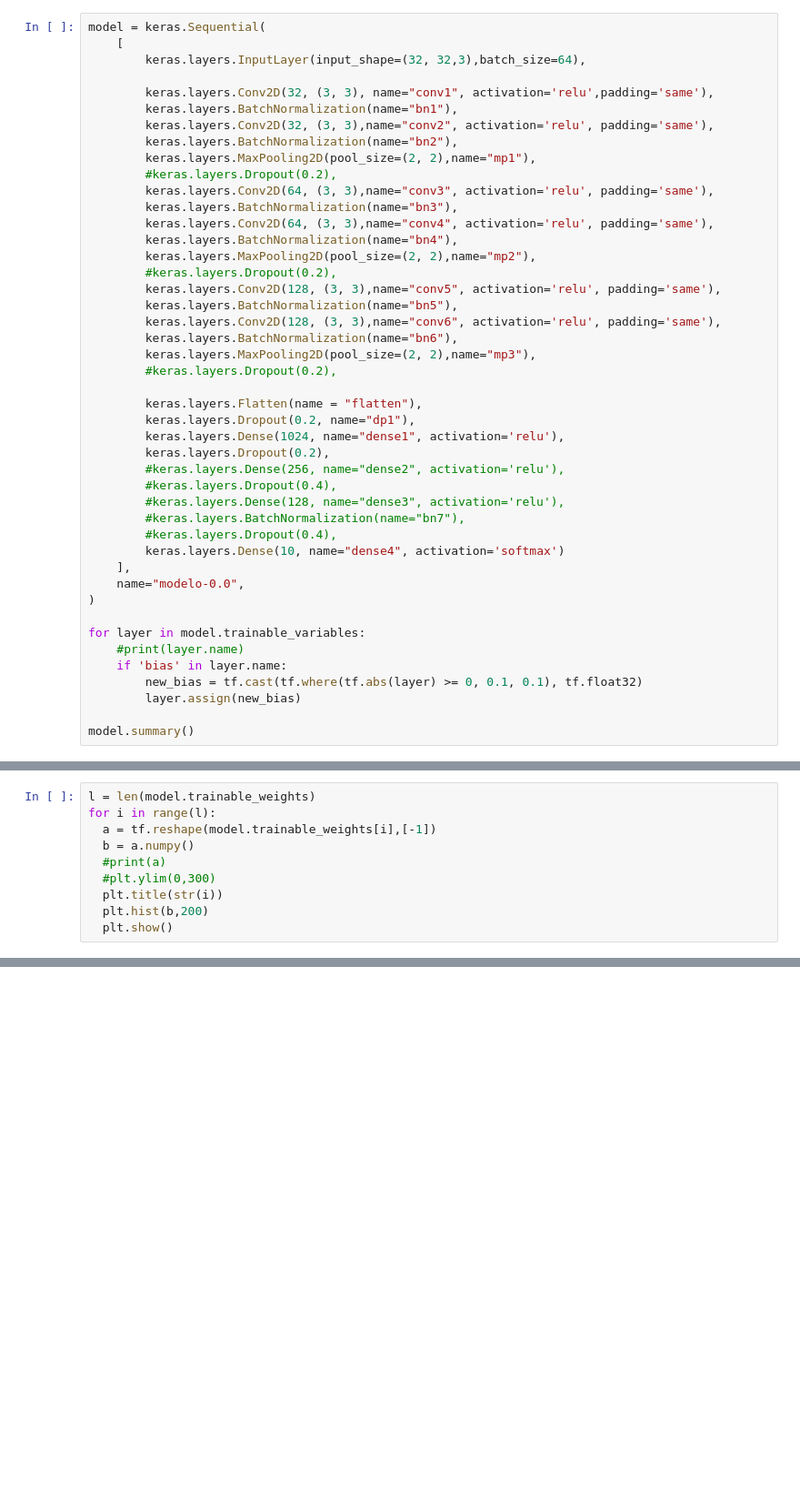
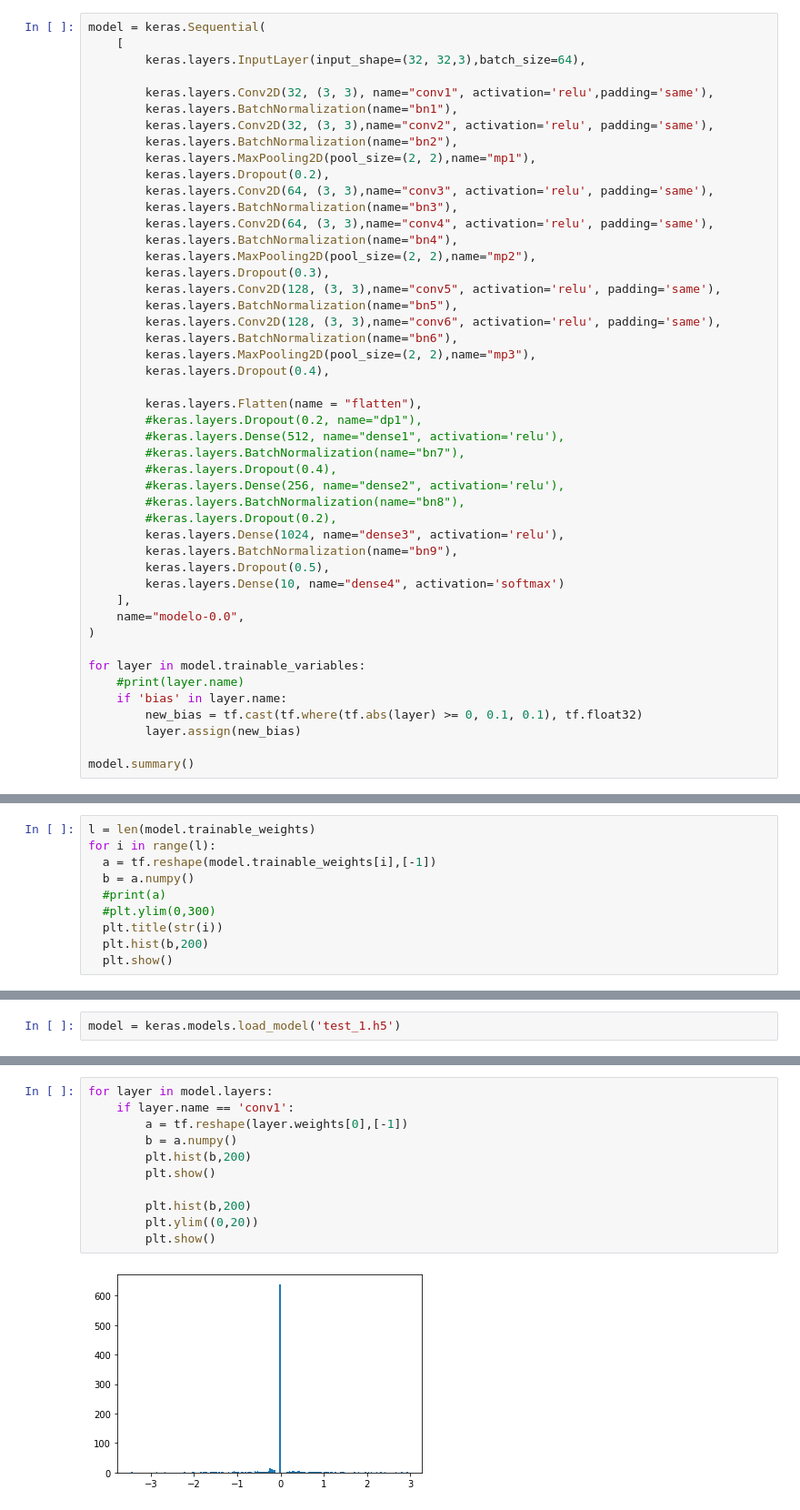
Before and after one commit to mateusArnaudGoldbarg/dl_compression, a Jupyter notebook: pruning-quantization-tensorflow/teste1/dl_newModel.ipynb, the cells around one changed output, grey strips where cells are left out. Shown at 91% size. Saved outputs shown, nothing was run; the diff lists cells and outputs as text; blank space fills up the shorter version.

```diff
--- a/pruning-quantization-tensorflow/teste1/dl_newModel.ipynb
+++ b/pruning-quantization-tensorflow/teste1/dl_newModel.ipynb
@@ -42,29 +47,31 @@ model = keras.Sequential(
         keras.layers.Conv2D(32, (3, 3),name="conv2", activation='relu', padding='same'),
         keras.layers.BatchNormalization(name="bn2"),
         keras.layers.MaxPooling2D(pool_size=(2, 2),name="mp1"),
-        #keras.layers.Dropout(0.2),
+        keras.layers.Dropout(0.2),
         keras.layers.Conv2D(64, (3, 3),name="conv3", activation='relu', padding='same'),
         keras.layers.BatchNormalization(name="bn3"),
         keras.layers.Conv2D(64, (3, 3),name="conv4", activation='relu', padding='same'),
         keras.layers.BatchNormalization(name="bn4"),
         keras.layers.MaxPooling2D(pool_size=(2, 2),name="mp2"),
-        #keras.layers.Dropout(0.2),
+        keras.layers.Dropout(0.3),
         keras.layers.Conv2D(128, (3, 3),name="conv5", activation='relu', padding='same'),
         keras.layers.BatchNormalization(name="bn5"),
         keras.layers.Conv2D(128, (3, 3),name="conv6", activation='relu', padding='same'),
         keras.layers.BatchNormalization(name="bn6"),
         keras.layers.MaxPooling2D(pool_size=(2, 2),name="mp3"),
-        #keras.layers.Dropout(0.2),
+        keras.layers.Dropout(0.4),
 
         keras.layers.Flatten(name = "flatten"),
-        keras.layers.Dropout(0.2, name="dp1"),
-        keras.layers.Dense(1024, name="dense1", activation='relu'),
-        keras.layers.Dropout(0.2),
-        #keras.layers.Dense(256, name="dense2", activation='relu'),
-        #keras.layers.Dropout(0.4),
-        #keras.layers.Dense(128, name="dense3", activation='relu'),
+        #keras.layers.Dropout(0.2, name="dp1"),
+        #keras.layers.Dense(512, name="dense1", activation='relu'),
         #keras.layers.BatchNormalization(name="bn7"),
         #keras.layers.Dropout(0.4),
+        #keras.layers.Dense(256, name="dense2", activation='relu'),
+        #keras.layers.BatchNormalization(name="bn8"),
+        #keras.layers.Dropout(0.2),
+        keras.layers.Dense(1024, name="dense3", activation='relu'),
+        keras.layers.BatchNormalization(name="bn9"),
+        keras.layers.Dropout(0.5),
         keras.layers.Dense(10, name="dense4", activation='softmax')
     ],
     name="modelo-0.0",
@@ -300,0 +314,2 @@ plt.show()
+# %%
+model = keras.models.load_model('test_1.h5')
@@ -300,0 +318,13 @@ plt.show()
+# %%
+for layer in model.layers:
+    if layer.name == 'conv1':
+        a = tf.reshape(layer.weights[0],[-1])
+        b = a.numpy()
+        plt.hist(b,200)
+        plt.show()
+
+        plt.hist(b,200)
+        plt.ylim((0,20))
+        plt.show()
+# %% [output]
+[figure, added]
```
Also changed, not shown: parts of 13 cells of this notebook.
